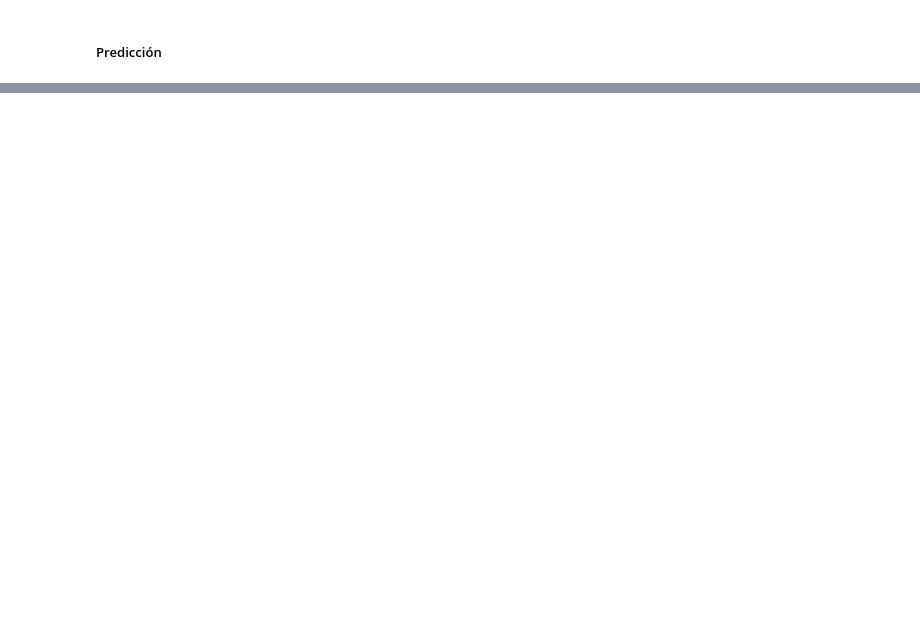
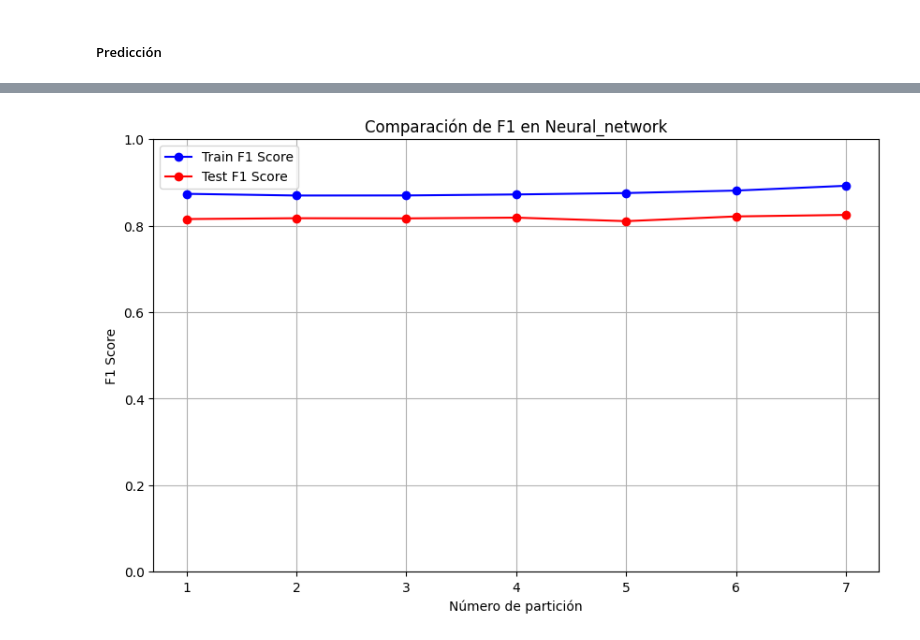
Before and after one commit to kliniik/Practica_AAI_1, a Jupyter notebook: supervised.ipynb, the cells around one changed output, grey strips where cells are left out. Saved outputs shown, nothing was run; the diff lists cells and outputs as text; code cells hidden in the pictures; blank space fills up the shorter version.

```diff
--- a/supervised.ipynb
+++ b/supervised.ipynb
@@ -1336,0 +1540,4 @@ plot_results('KNN')
+# %%
+plot_results('Neural_network')
+# %% [output]
+[figure, added]
```
Also changed, not shown: parts of 108 cells of this notebook, 1 other file.
